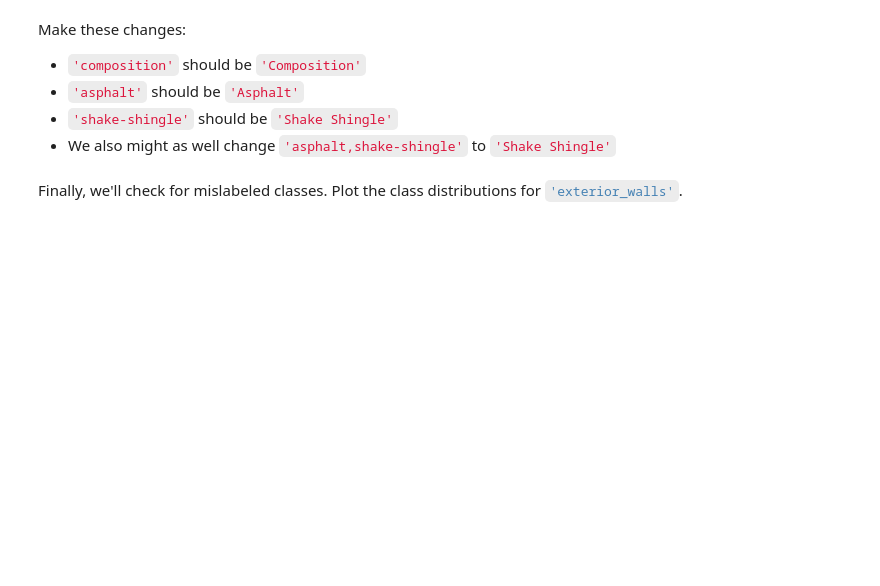
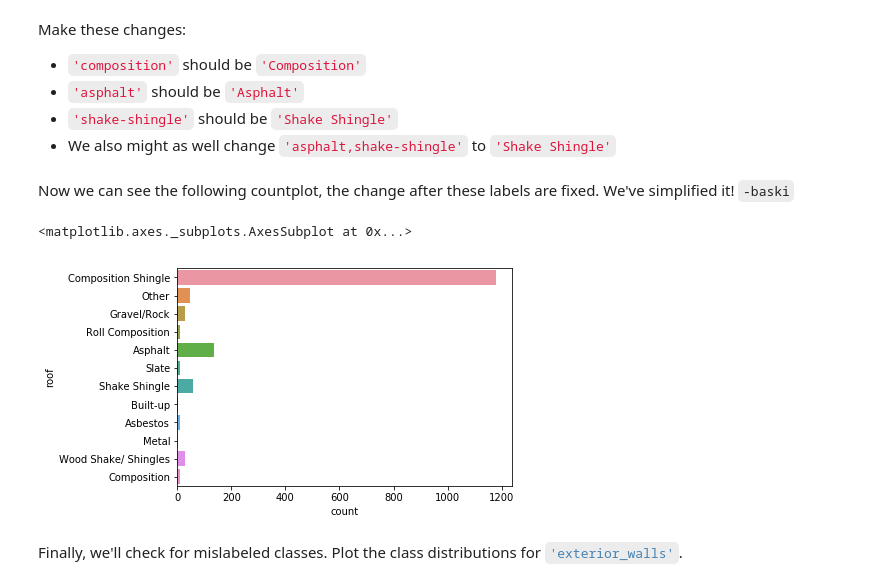
Before and after one commit to baskoroi/elite-ml, a Jupyter notebook: workbooks/project-2/Module 2 - Data Cleaning.ipynb, the cells around one changed output. Saved outputs shown, nothing was run; the diff lists cells and outputs as text; code cells hidden in the pictures; blank space fills up the shorter version.

```diff
--- a/workbooks/project-2/Module 2 - Data Cleaning.ipynb
+++ b/workbooks/project-2/Module 2 - Data Cleaning.ipynb
@@ -114,12 +117,20 @@ Make these changes:
 * We also might as well change <code style="color:crimson">'asphalt,shake-shingle'</code> to <code style="color:crimson">'Shake Shingle'</code>
 # %%
 # 'composition' should be 'Composition'
-
+df.roof.replace('composition', 'Composition', inplace=True)
 
 # 'asphalt' should be 'Asphalt'
-
+df.roof.replace('asphalt', 'Asphalt', inplace=True)
 
 # 'shake-shingle' and 'asphalt,shake-shingle' should be 'Shake Shingle'
+df.roof.replace(['shake-shingle', 'asphalt,shake-shingle'], 'Shake Shingle', inplace=True)
+# %% [markdown]
+Now we can see the following countplot, the change after these labels are fixed. We've simplified it! `-baski`
+# %%
+sns.countplot(data=df, y='roof')
+# %% [output]
+<matplotlib.axes._subplots.AxesSubplot at 0x...>
+[figure, added]
 # %% [markdown]
 Finally, we'll check for mislabeled classes. Plot the class distributions for <code style="color:steelblue">'exterior_walls'</code>.
 # %%
```
Also changed, not shown: parts of 24 cells of this notebook, 1 other file.
